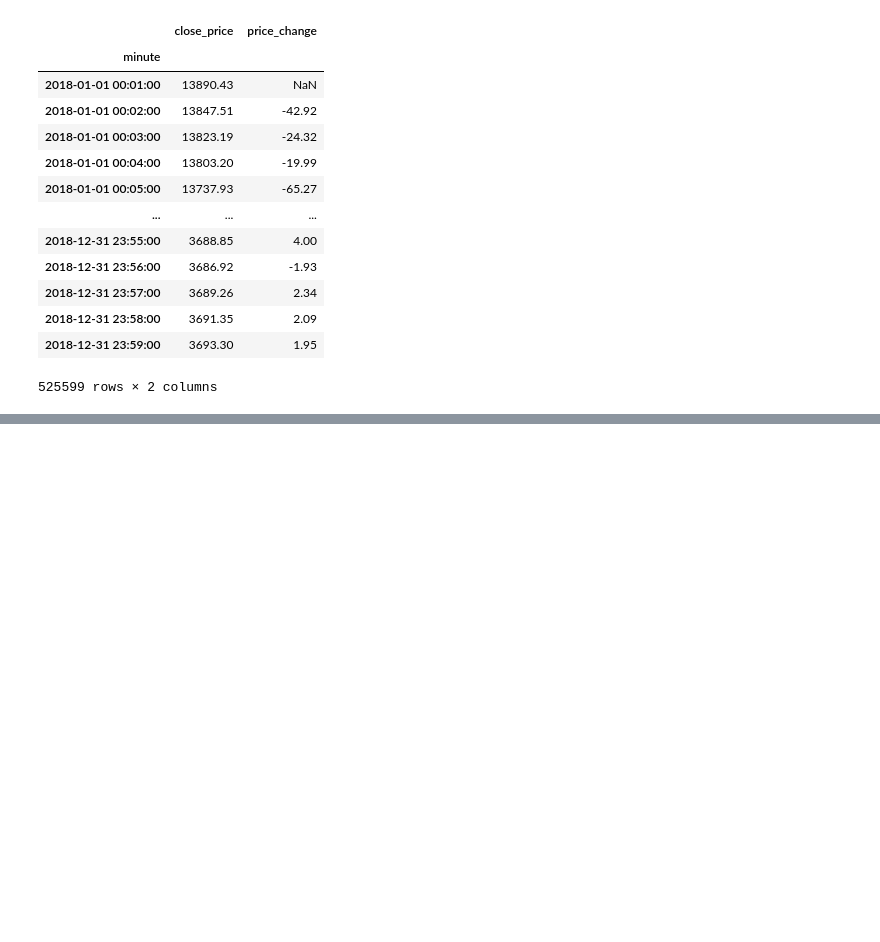
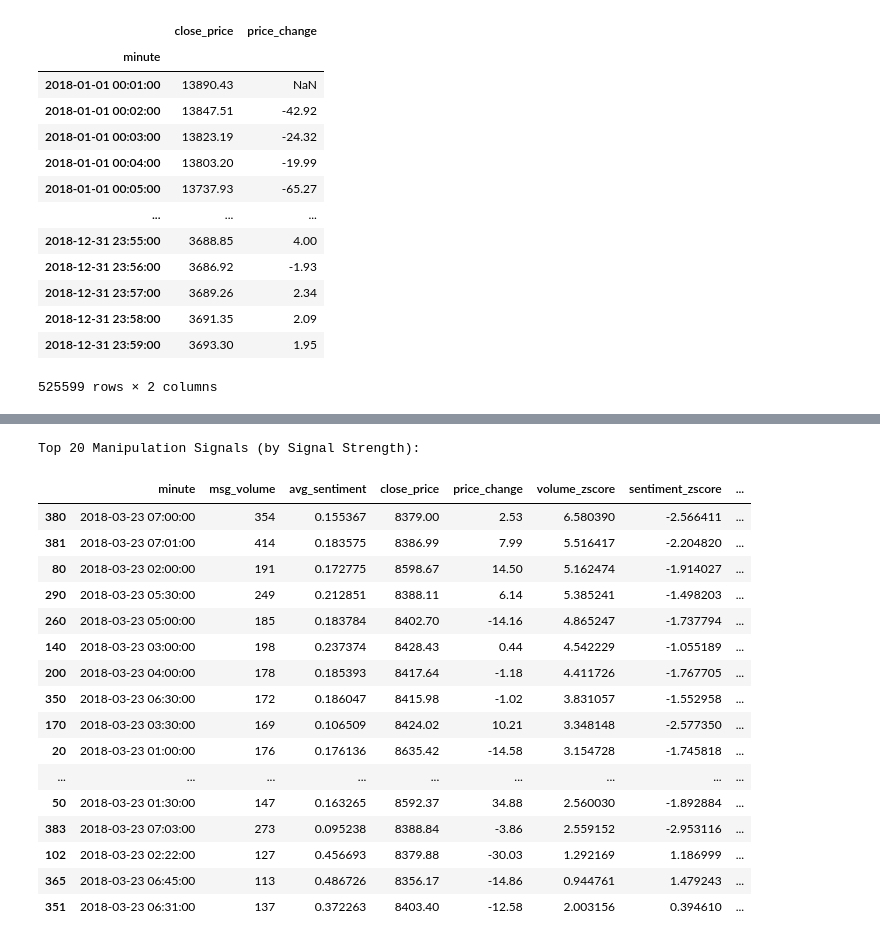
Before and after one commit to kyletsuji/market_manipulation_detector, a Jupyter notebook: data_preprocessing.ipynb, the cells around one changed output, grey strips where cells are left out. Saved outputs shown, nothing was run; the diff lists cells and outputs as text; code cells hidden in the pictures; blank space fills up the shorter version.

```diff
--- a/data_preprocessing.ipynb
+++ b/data_preprocessing.ipynb
@@ -86,0 +138,61 @@ preprocessed_data
+# %%
+# Z-Score Based Anomaly Detection
+# Calculate signal strength based on Z-scores
+
+def calculate_signal_strength(volume_zscore, sentiment_zscore, price_volatility):
+    """
+    Calculate manipulation signal strength (0-100 scale)
+    Higher values indicate stronger manipulation signals
+    """
+    # Base signal from volume anomaly
+    volume_signal = min(50, max(0, volume_zscore * 10))
+
+    # Base signal from sentiment anomaly
+    sentiment_signal = min(50, max(0, sentiment_zscore * 10))
+
+    # Combined signal (both anomalies present = stronger signal)
+    if volume_zscore > 2 and sentiment_zscore > 2:
+        combined_signal = volume_signal + sentiment_signal
+    else:
+        combined_signal = (volume_signal + sentiment_signal) / 2
+
+    # Adjust for price volatility (higher volatility = stronger signal)
+    volatility_multiplier = min(1.5, 1 + (price_volatility / 100))
+
+    signal_strength = min(100, combined_signal * volatility_multiplier)
+    return signal_strength
+
+preprocessed_data['signal_strength'] = preprocessed_data.apply(
+    lambda row: calculate_signal_strength(
+        row['volume_zscore'],
+        row['sentiment_zscore'],
+        row['price_volatility'] if not pd.isna(row['price_volatility']) else 0
+    ), axis=1
+)
+
+# Display top manipulation signals
+top_signals = preprocessed_data.nlargest(20, 'signal_strength')[
+    ['minute', 'msg_volume', 'avg_sentiment', 'close_price', 'price_change',
+     'volume_zscore', 'sentiment_zscore', 'signal_strength', 'manipulation_signal']
+]
+print("Top 20 Manipulation Signals (by Signal Strength):")
+top_signals
+# %% [output]
+Top 20 Manipulation Signals (by Signal Strength):
+|  | minute | msg_volume | avg_sentiment | close_price | price_change | volume_zscore | sentiment_zscore | ... |
+| 380 | 2018-03-23 07:00:00 | 354 | 0.155367 | 8379.00 | 2.53 | 6.580390 | -2.566411 | ... |
+| 381 | 2018-03-23 07:01:00 | 414 | 0.183575 | 8386.99 | 7.99 | 5.516417 | -2.204820 | ... |
+| 80 | 2018-03-23 02:00:00 | 191 | 0.172775 | 8598.67 | 14.50 | 5.162474 | -1.914027 | ... |
+| 290 | 2018-03-23 05:30:00 | 249 | 0.212851 | 8388.11 | 6.14 | 5.385241 | -1.498203 | ... |
+| 260 | 2018-03-23 05:00:00 | 185 | 0.183784 | 8402.70 | -14.16 | 4.865247 | -1.737794 | ... |
+| 140 | 2018-03-23 03:00:00 | 198 | 0.237374 | 8428.43 | 0.44 | 4.542229 | -1.055189 | ... |
+| 200 | 2018-03-23 04:00:00 | 178 | 0.185393 | 8417.64 | -1.18 | 4.411726 | -1.767705 | ... |
+| 350 | 2018-03-23 06:30:00 | 172 | 0.186047 | 8415.98 | -1.02 | 3.831057 | -1.552958 | ... |
+| 170 | 2018-03-23 03:30:00 | 169 | 0.106509 | 8424.02 | 10.21 | 3.348148 | -2.577350 | ... |
+| 20 | 2018-03-23 01:00:00 | 176 | 0.176136 | 8635.42 | -14.58 | 3.154728 | -1.745818 | ... |
+| ... | ... | ... | ... | ... | ... | ... | ... | ... |
+| 50 | 2018-03-23 01:30:00 | 147 | 0.163265 | 8592.37 | 34.88 | 2.560030 | -1.892884 | ... |
+| 383 | 2018-03-23 07:03:00 | 273 | 0.095238 | 8388.84 | -3.86 | 2.559152 | -2.953116 | ... |
+| 102 | 2018-03-23 02:22:00 | 127 | 0.456693 | 8379.88 | -30.03 | 1.292169 | 1.186999 | ... |
+| 365 | 2018-03-23 06:45:00 | 113 | 0.486726 | 8356.17 | -14.86 | 0.944761 | 1.479243 | ... |
+| 351 | 2018-03-23 06:31:00 | 137 | 0.372263 | 8403.40 | -12.58 | 2.003156 | 0.394610 | ... |
```
Also changed, not shown: parts of 7 cells of this notebook, 4 other files.
